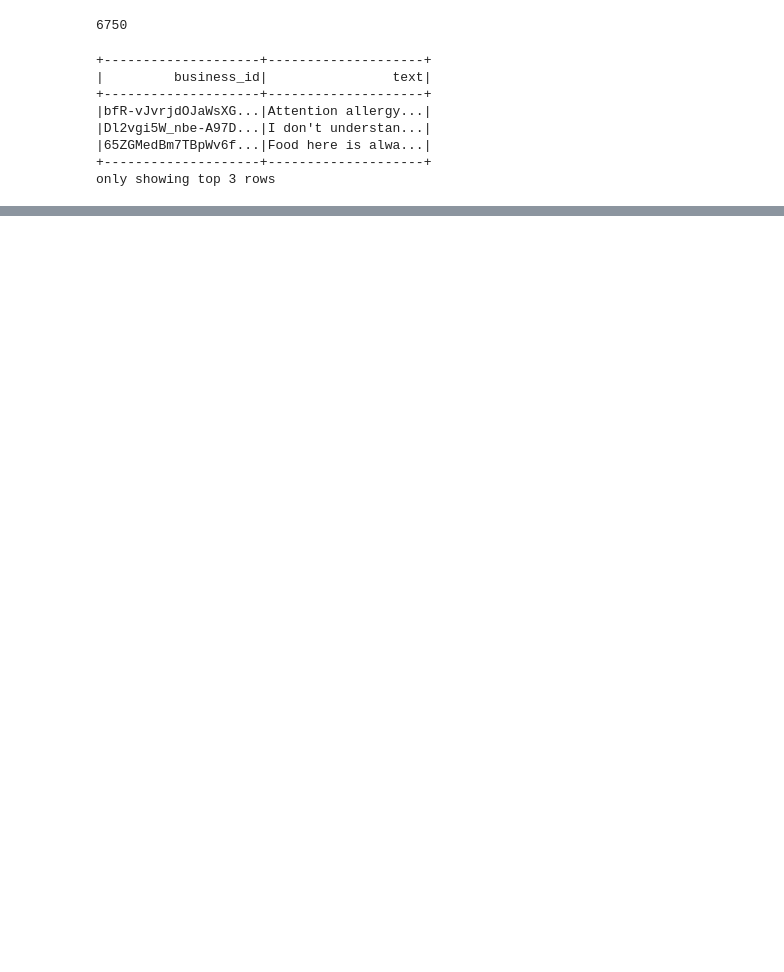
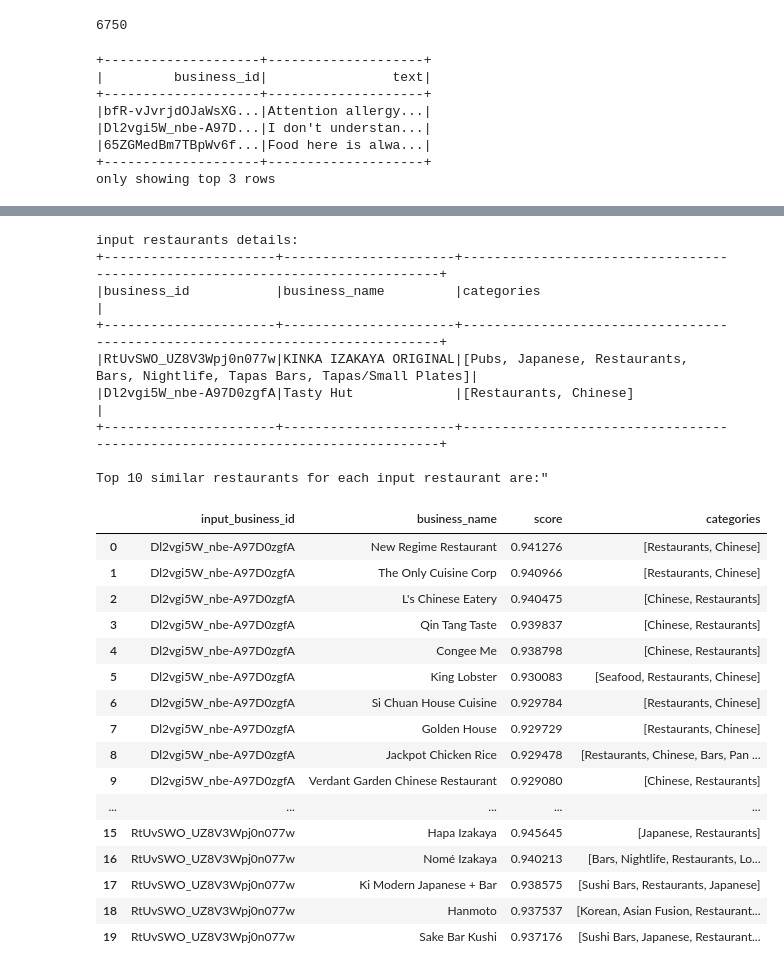
Before and after one commit to Samimust/my-yelper, a Jupyter notebook: Content Filtering.ipynb, the cells around one changed output, grey strips where cells are left out. Cells and saved outputs as stored; diff of their text form; code cells hidden in the pictures; blank space fills up the shorter version.

```diff
--- a/Content Filtering.ipynb
+++ b/Content Filtering.ipynb
@@ -215,4 +150,4 @@ only showing top 3 rows
 # %%
-# load the word2vec trained model
+# load the text transformation pipeline trained model
 
-word2Vec_mdl = Word2VecModel.load(model_path + 'word2Vec')
+pipeline_mdl = PipelineModel.load(model_path + 'pipe_txt')
@@ -450 +264,42 @@ def getSimilarBusinesses(b_ids, sim_bus_count):
+# %%
+# test with two restaurants
+
+bids = ['Dl2vgi5W_nbe-A97D0zgfA', 'RtUvSWO_UZ8V3Wpj0n077w']
+
+print('\ninput restaurants details:')
+business_df.select('business_id','business_name', 'categories') \
+    .filter(business_df.business_id.isin(bids) == True).show(truncate=False)
+
+# get top 10 similar business
+sims = getBusinessDetails(getSimilarBusinesses(bids))
+
+print('Top 10 similar restaurants for each input restaurant are:"')
+sims.select('input_business_id','business_name', 'score','categories').toPandas()
+# %% [output]
+input restaurants details:
++----------------------+----------------------+------------------------------------------------------------------------------+
+|business_id           |business_name         |categories                                                                    |
++----------------------+----------------------+------------------------------------------------------------------------------+
+|RtUvSWO_UZ8V3Wpj0n077w|KINKA IZAKAYA ORIGINAL|[Pubs, Japanese, Restaurants, Bars, Nightlife, Tapas Bars, Tapas/Small Plates]|
+|Dl2vgi5W_nbe-A97D0zgfA|Tasty Hut             |[Restaurants, Chinese]                                                        |
++----------------------+----------------------+------------------------------------------------------------------------------+
+
+Top 10 similar restaurants for each input restaurant are:"
+|  | input_business_id | business_name | score | categories |
+| 0 | Dl2vgi5W_nbe-A97D0zgfA | New Regime Restaurant | 0.941276 | [Restaurants, Chinese] |
+| 1 | Dl2vgi5W_nbe-A97D0zgfA | The Only Cuisine Corp | 0.940966 | [Restaurants, Chinese] |
+| 2 | Dl2vgi5W_nbe-A97D0zgfA | L's Chinese Eatery | 0.940475 | [Chinese, Restaurants] |
+| 3 | Dl2vgi5W_nbe-A97D0zgfA | Qin Tang Taste | 0.939837 | [Chinese, Restaurants] |
+| 4 | Dl2vgi5W_nbe-A97D0zgfA | Congee Me | 0.938798 | [Chinese, Restaurants] |
+| 5 | Dl2vgi5W_nbe-A97D0zgfA | King Lobster | 0.930083 | [Seafood, Restaurants, Chinese] |
+| 6 | Dl2vgi5W_nbe-A97D0zgfA | Si Chuan House Cuisine | 0.929784 | [Restaurants, Chinese] |
+| 7 | Dl2vgi5W_nbe-A97D0zgfA | Golden House | 0.929729 | [Restaurants, Chinese] |
+| 8 | Dl2vgi5W_nbe-A97D0zgfA | Jackpot Chicken Rice | 0.929478 | [Restaurants, Chinese, Bars, Pan ... |
+| 9 | Dl2vgi5W_nbe-A97D0zgfA | Verdant Garden Chinese Restaurant | 0.929080 | [Chinese, Restaurants] |
+| ... | ... | ... | ... | ... |
+| 15 | RtUvSWO_UZ8V3Wpj0n077w | Hapa Izakaya | 0.945645 | [Japanese, Restaurants] |
+| 16 | RtUvSWO_UZ8V3Wpj0n077w | Nomé Izakaya | 0.940213 | [Bars, Nightlife, Restaurants, Lo... |
+| 17 | RtUvSWO_UZ8V3Wpj0n077w | Ki Modern Japanese + Bar | 0.938575 | [Sushi Bars, Restaurants, Japanese] |
+| 18 | RtUvSWO_UZ8V3Wpj0n077w | Hanmoto | 0.937537 | [Korean, Asian Fusion, Restaurant... |
+| 19 | RtUvSWO_UZ8V3Wpj0n077w | Sake Bar Kushi | 0.937176 | [Sushi Bars, Japanese, Restaurant... |
 # %%
```
Also changed, not shown: parts of 55 cells of this notebook.
